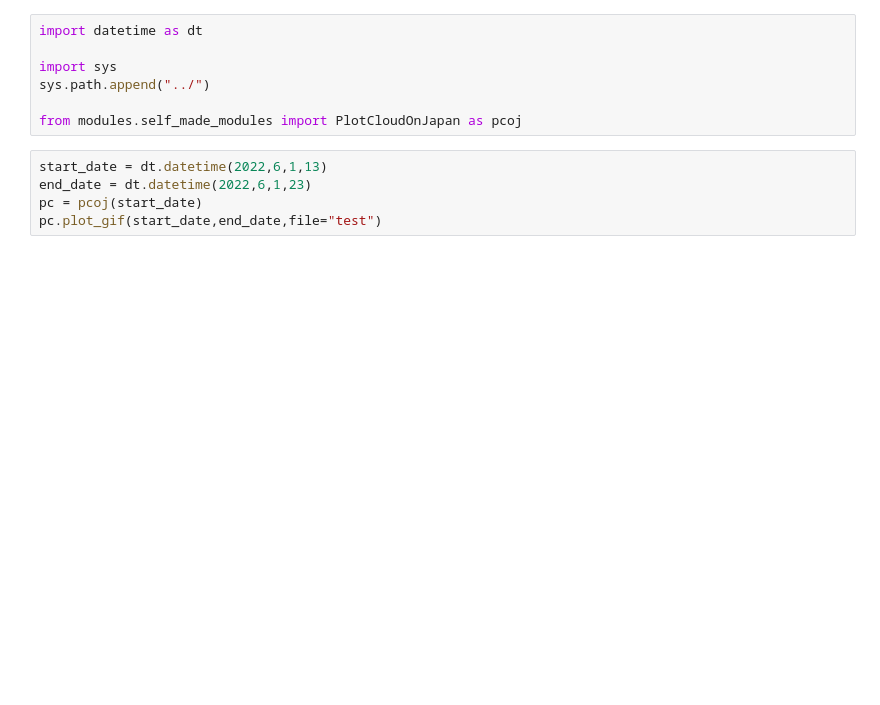
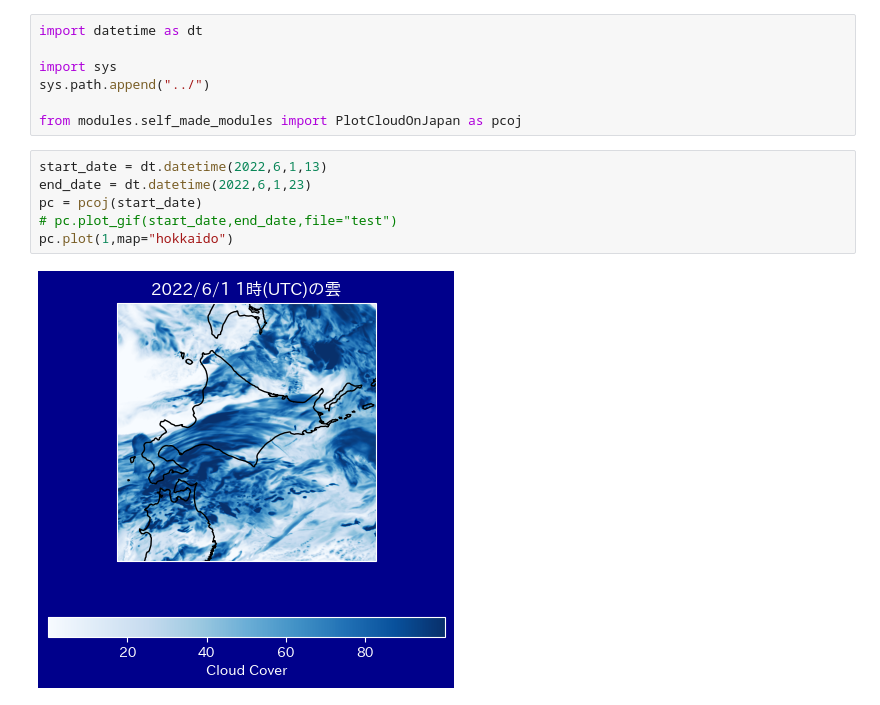
Before and after one commit to Ryo-Suzukii/ForecastCloudinJapan, a Jupyter notebook: EDA/visualize_amount_cloud.ipynb, the cells around one changed output. Cells and saved outputs as stored; diff of their text form; blank space fills up the shorter version.

```diff
--- a/EDA/visualize_amount_cloud.ipynb
+++ b/EDA/visualize_amount_cloud.ipynb
@@ -158,5 +170,8 @@ from modules.self_made_modules import PlotCloudOnJapan as pcoj
 # %%
 start_date = dt.datetime(2022,6,1,13)
 end_date = dt.datetime(2022,6,1,23)
 pc = pcoj(start_date)
-pc.plot_gif(start_date,end_date,file="test")
+# pc.plot_gif(start_date,end_date,file="test")
+pc.plot(1,map="hokkaido")
+# %% [output]
+[figure, added]
```
Also changed, not shown: parts of 5 cells of this notebook.
